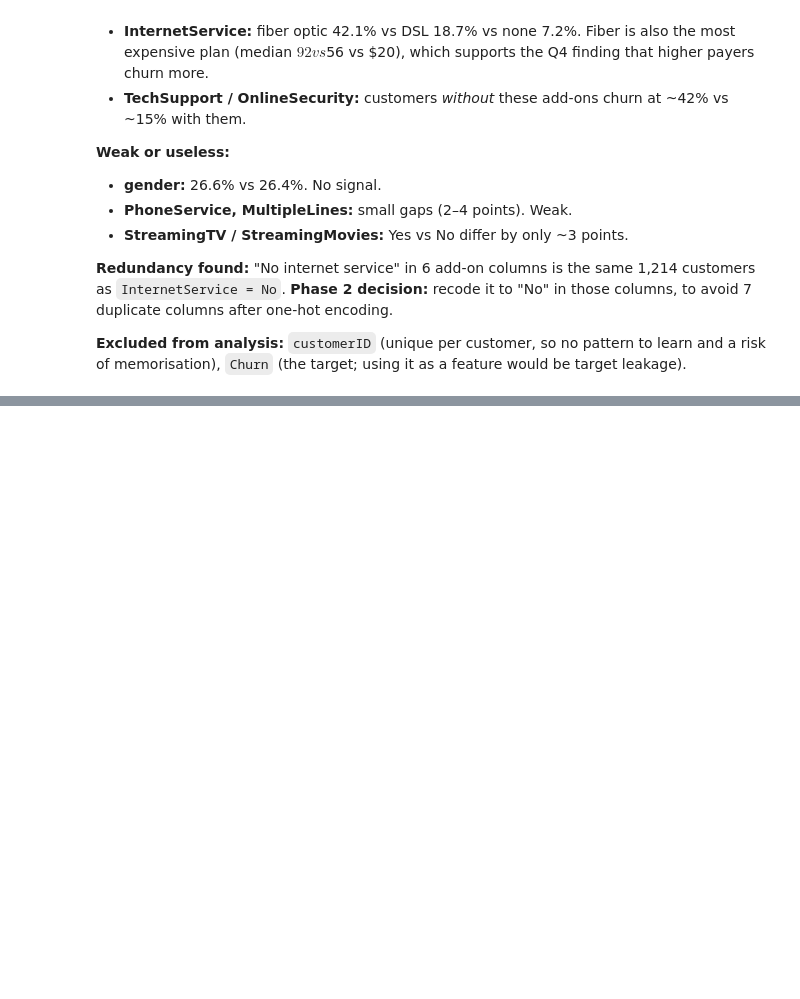
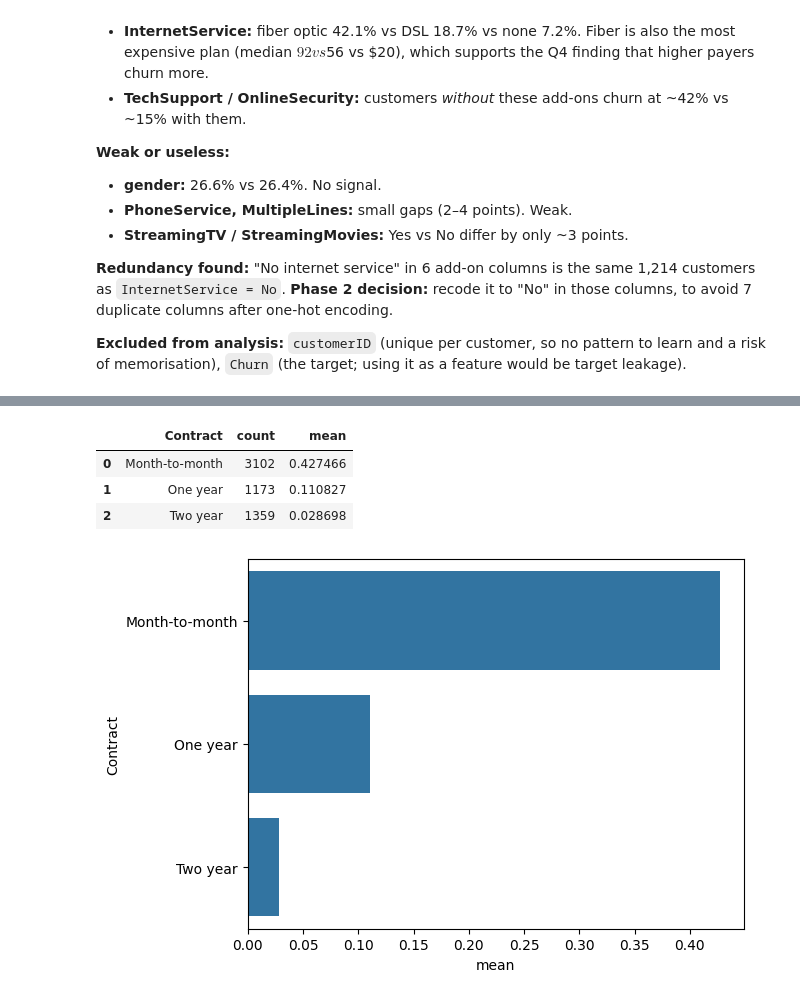
Before and after one commit to mansi051002/telco-churn-prediction, a Jupyter notebook: notebooks/01_eda.ipynb, the cells around one changed output, grey strips where cells are left out. Drawn from its saved outputs; the diff is of its cells as text; code cells hidden in the pictures; blank space fills up the shorter version.

Commit message:
EDA: churn rate bar charts for top categorical features

```diff
--- a/notebooks/01_eda.ipynb
+++ b/notebooks/01_eda.ipynb
@@ -354,3 +354,6 @@ Name: MonthlyCharges, dtype: float64
 **Redundancy found:** "No internet service" in 6 add-on columns is the same 1,214 customers as `InternetService = No`. **Phase 2 decision:** recode it to "No" in those columns, to avoid 7 duplicate columns after one-hot encoding.
 
 **Excluded from analysis:** `customerID` (unique per customer, so no pattern to learn and a risk of memorisation), `Churn` (the target; using it as a feature would be target leakage).
+# %%
+contract_table = churn_table(train_df, 'Contract')
+contract_table
@@ -356,0 +366,13 @@ Name: MonthlyCharges, dtype: float64
+# %%
+contract_table = contract_table.reset_index()
+contract_table
+# %% [output]
+|  | Contract | count | mean |
+| 0 | Month-to-month | 3102 | 0.427466 |
+| 1 | One year | 1173 | 0.110827 |
+| 2 | Two year | 1359 | 0.028698 |
+# %%
+sns.barplot(data=contract_table, x='mean', y='Contract')
+plt.show()
+# %% [output]
+[figure, added]
```
Also changed, not shown: parts of 2 cells of this notebook.
